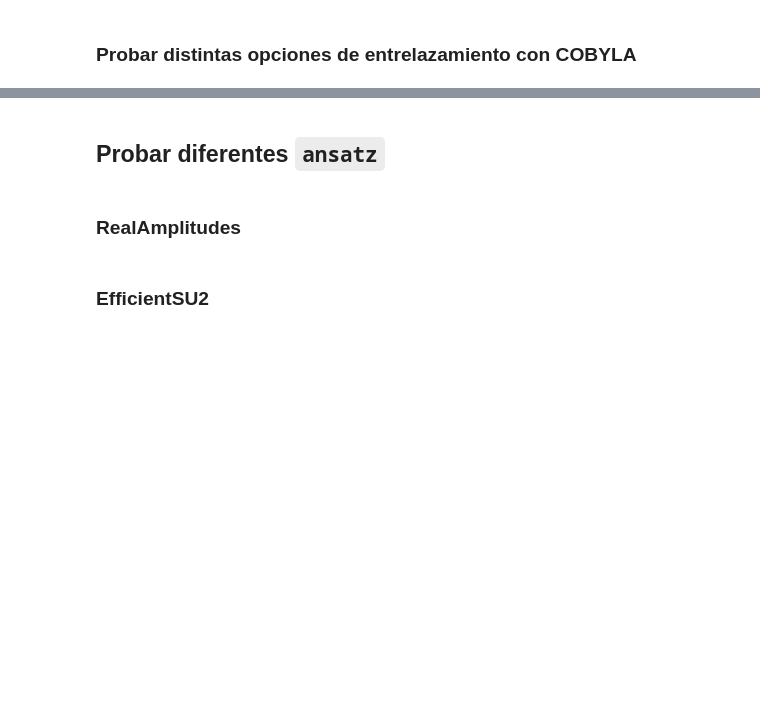
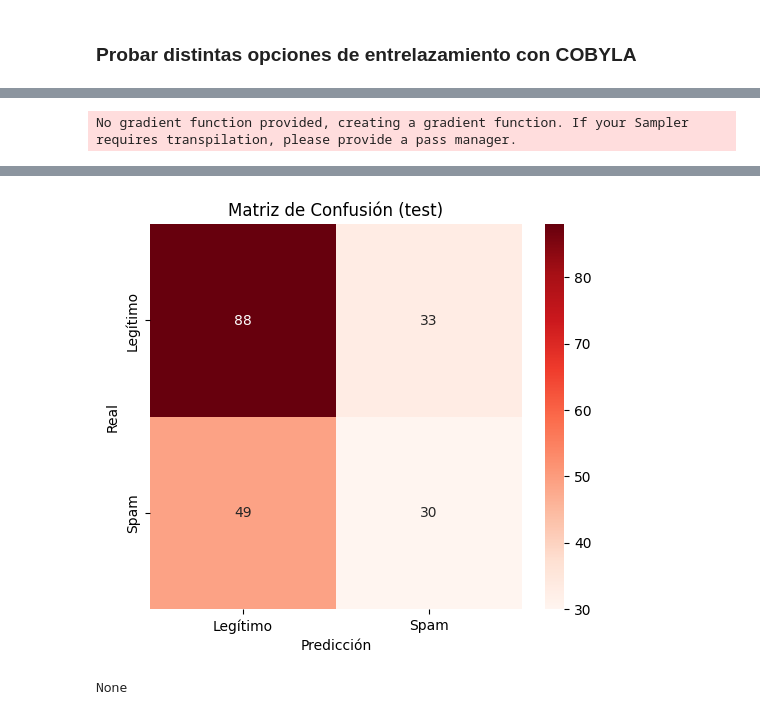
Before and after one commit to estebansuarezcalvoudc/CCAM, a Jupyter notebook: practica_final/QNN.ipynb, the cells around one changed output, grey strips where cells are left out. Saved outputs shown, nothing was run; the diff lists cells and outputs as text; code cells hidden in the pictures; blank space fills up the shorter version.

```diff
--- a/practica_final/QNN.ipynb
+++ b/practica_final/QNN.ipynb
@@ -407,7 +514,9 @@ evaluate_classifier(vqc, X_train, y_train, X_test, y_test)
 # %%
-feature_map = z_feature_map(number_of_features)
+feature_map = zz_feature_map(number_of_features)
 ansatz = n_local(number_of_features, "ry", "cx", "reverse_linear")
 optimizer = COBYLA(maxiter=20)
 
 vqc = train_VQC(feature_map, ansatz, optimizer)
 evaluate_classifier(vqc, X_train, y_train, X_test, y_test)
+# %% [output]
+No gradient function provided, creating a gradient function. If your Sampler requires transpilation, please provide a pass manager.
@@ -413,0 +540,2 @@ evaluate_classifier(vqc, X_train, y_train, X_test, y_test)
+[figure, added]
+None
@@ -435,4 +541,0 @@ evaluate_classifier(vqc, X_train, y_train, X_test, y_test)
-# %% [markdown]
-## Probar diferentes `ansatz`
-# %% [markdown]
-### RealAmplitudes
@@ -453,2 +541,0 @@ evaluate_classifier(vqc, X_train, y_train, X_test, y_test)
-# %% [markdown]
-### EfficientSU2
```
Also changed, not shown: parts of 33 cells of this notebook.
